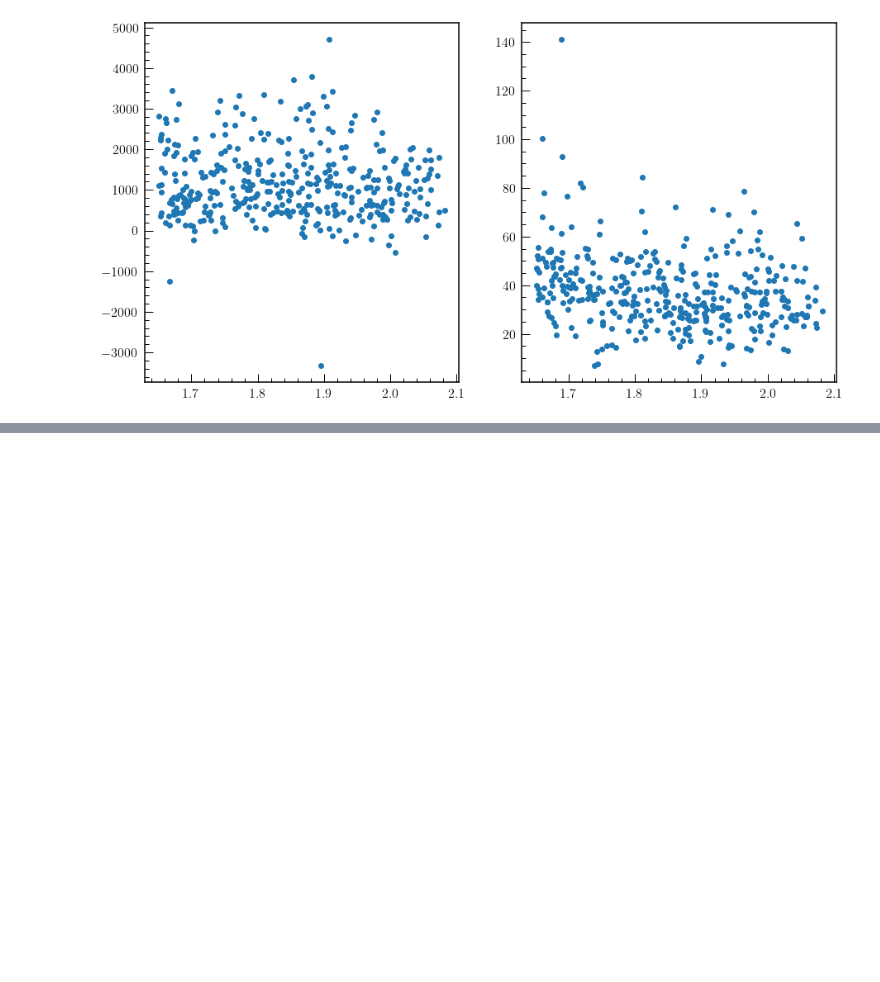
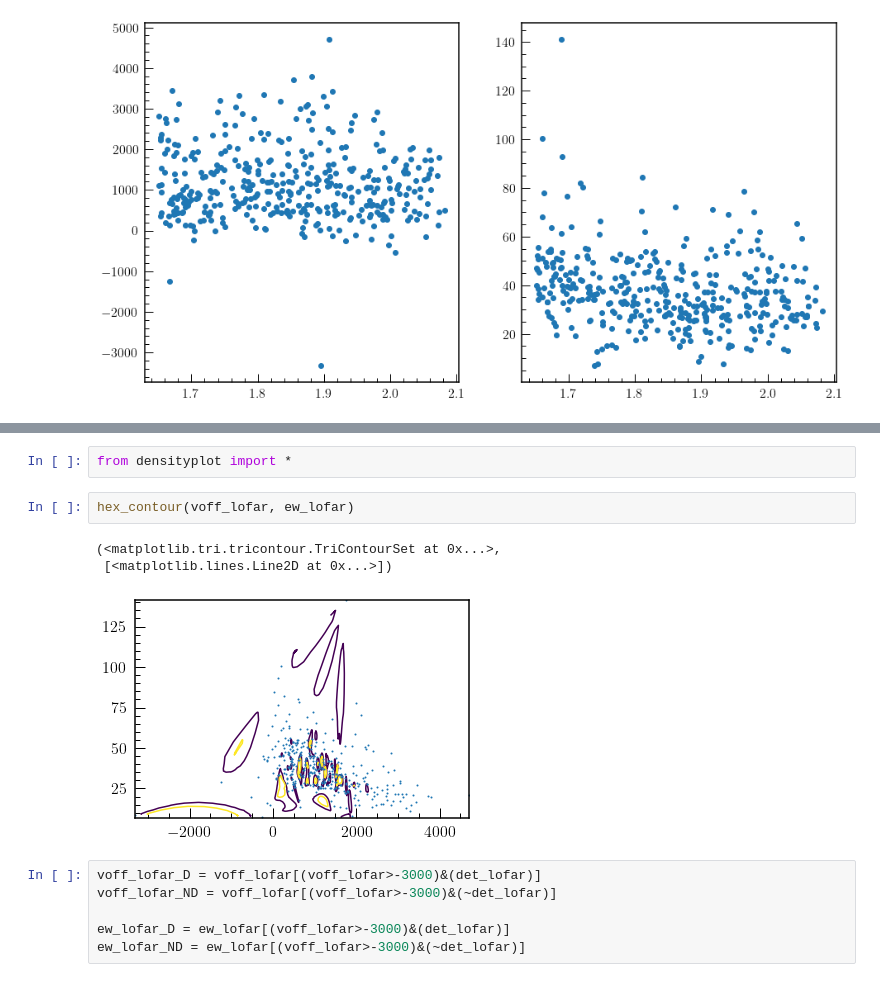
Before and after one commit to RichardsGroup/VLA2018b, a Jupyter notebook: CIVPlot_wLOFAR.ipynb, the cells around one changed output, grey strips where cells are left out. Cells and saved outputs as stored; diff of their text form; blank space fills up the shorter version.

```diff
--- a/CIVPlot_wLOFAR.ipynb
+++ b/CIVPlot_wLOFAR.ipynb
@@ -547,0 +573,14 @@ ax2.scatter(z_lofar, ew_lofar)
+# %%
+from densityplot import *
+# %%
+hex_contour(voff_lofar, ew_lofar)
+# %% [output]
+(<matplotlib.tri.tricontour.TriContourSet at 0x...>,
+ [<matplotlib.lines.Line2D at 0x...>])
+[figure, added]
+# %%
+voff_lofar_D = voff_lofar[(voff_lofar>-3000)&(det_lofar)]
+voff_lofar_ND = voff_lofar[(voff_lofar>-3000)&(~det_lofar)]
+
+ew_lofar_D = ew_lofar[(voff_lofar>-3000)&(det_lofar)]
+ew_lofar_ND = ew_lofar[(voff_lofar>-3000)&(~det_lofar)]
```
Also changed, not shown: parts of 26 cells of this notebook.
